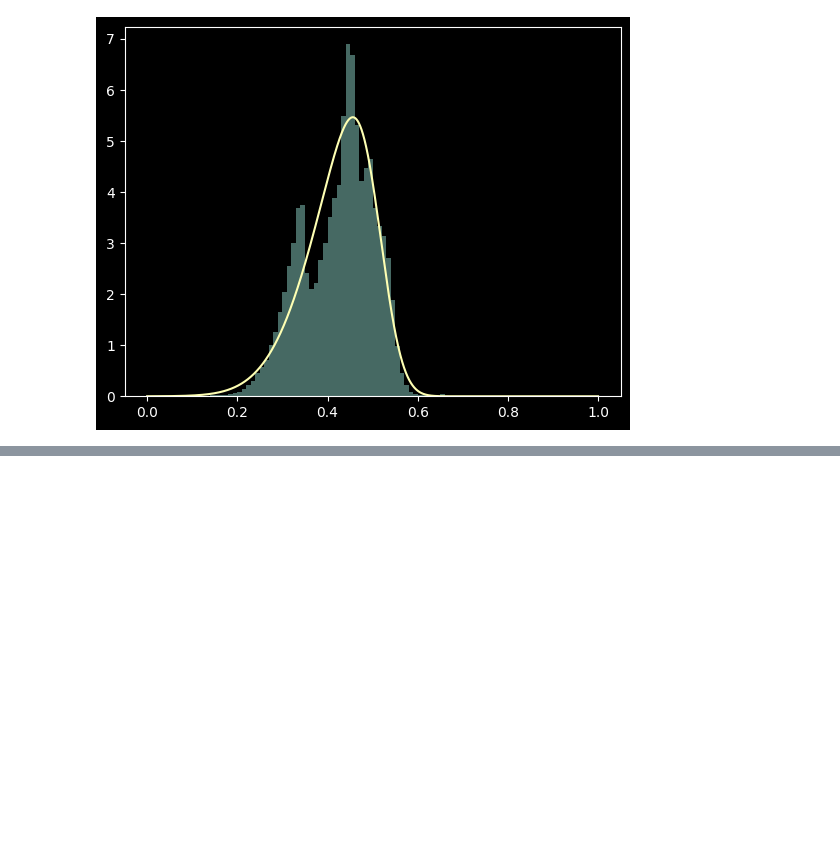
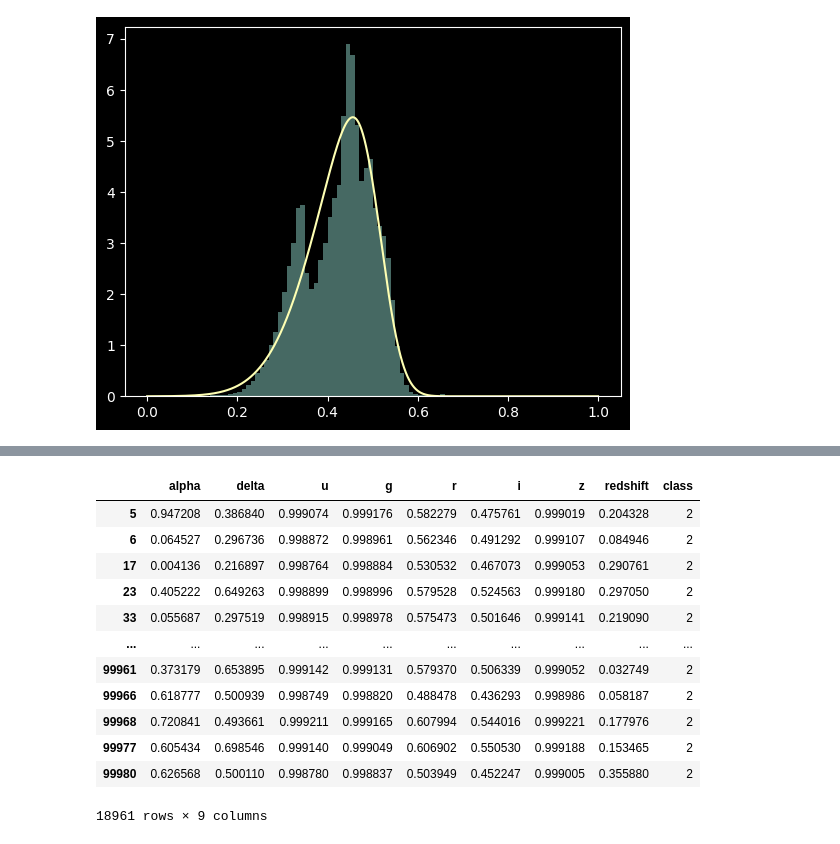
Before and after one commit to jimmybunter01/Data-Science-and-Machine-Learning, a Jupyter notebook: Stellar_Classification/stellar_classification_notebook.ipynb, the cells around one changed output, grey strips where cells are left out. Cells and saved outputs as stored; diff of their text form; code cells hidden in the pictures; blank space fills up the shorter version.

```diff
--- a/Stellar_Classification/stellar_classification_notebook.ipynb
+++ b/Stellar_Classification/stellar_classification_notebook.ipynb
@@ -272,0 +311,17 @@ fit_skew_norm_to_data(data_normalised['i'], gen_values)
+# %%
+quasars = data_normalised_with_class[data_normalised_with_class['class'] == 2]
+quasars
+# %% [output]
+|  | alpha | delta | u | g | r | i | z | redshift | class |
+| 5 | 0.947208 | 0.386840 | 0.999074 | 0.999176 | 0.582279 | 0.475761 | 0.999019 | 0.204328 | 2 |
+| 6 | 0.064527 | 0.296736 | 0.998872 | 0.998961 | 0.562346 | 0.491292 | 0.999107 | 0.084946 | 2 |
+| 17 | 0.004136 | 0.216897 | 0.998764 | 0.998884 | 0.530532 | 0.467073 | 0.999053 | 0.290761 | 2 |
+| 23 | 0.405222 | 0.649263 | 0.998899 | 0.998996 | 0.579528 | 0.524563 | 0.999180 | 0.297050 | 2 |
+| 33 | 0.055687 | 0.297519 | 0.998915 | 0.998978 | 0.575473 | 0.501646 | 0.999141 | 0.219090 | 2 |
+| ... | ... | ... | ... | ... | ... | ... | ... | ... | ... |
+| 99961 | 0.373179 | 0.653895 | 0.999142 | 0.999131 | 0.579370 | 0.506339 | 0.999052 | 0.032749 | 2 |
+| 99966 | 0.618777 | 0.500939 | 0.998749 | 0.998820 | 0.488478 | 0.436293 | 0.998986 | 0.058187 | 2 |
+| 99968 | 0.720841 | 0.493661 | 0.999211 | 0.999165 | 0.607994 | 0.544016 | 0.999221 | 0.177976 | 2 |
+| 99977 | 0.605434 | 0.698546 | 0.999140 | 0.999049 | 0.606902 | 0.550530 | 0.999188 | 0.153465 | 2 |
+| 99980 | 0.626568 | 0.500110 | 0.998780 | 0.998837 | 0.503949 | 0.452247 | 0.999005 | 0.355880 | 2 |
+18961 rows × 9 columns
```
Also changed, not shown: parts of 6 cells of this notebook, 6 other files.
